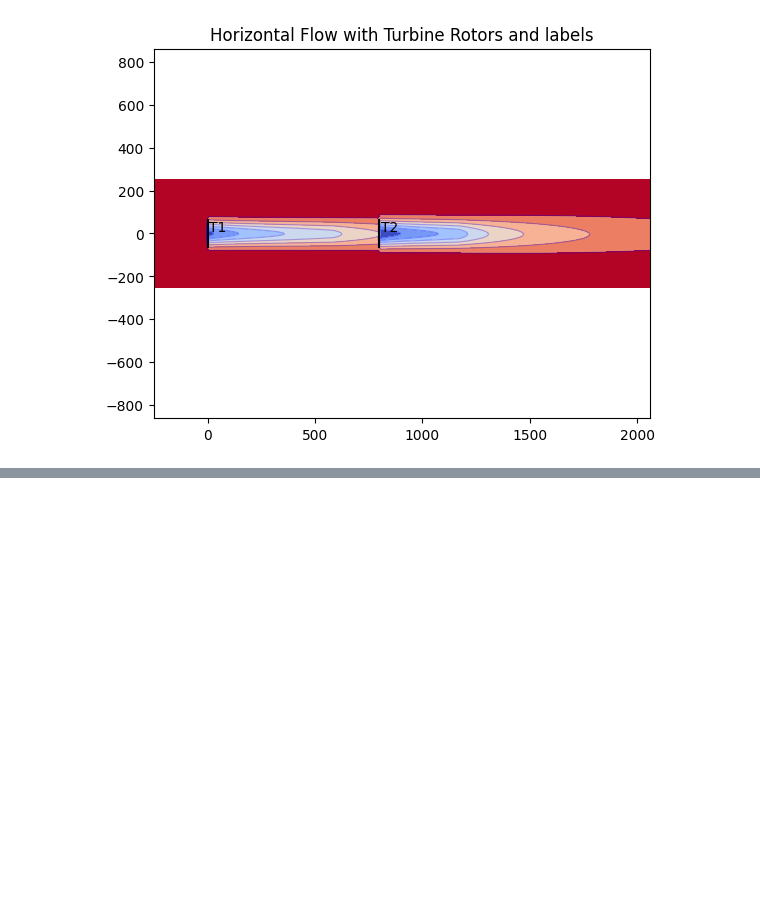
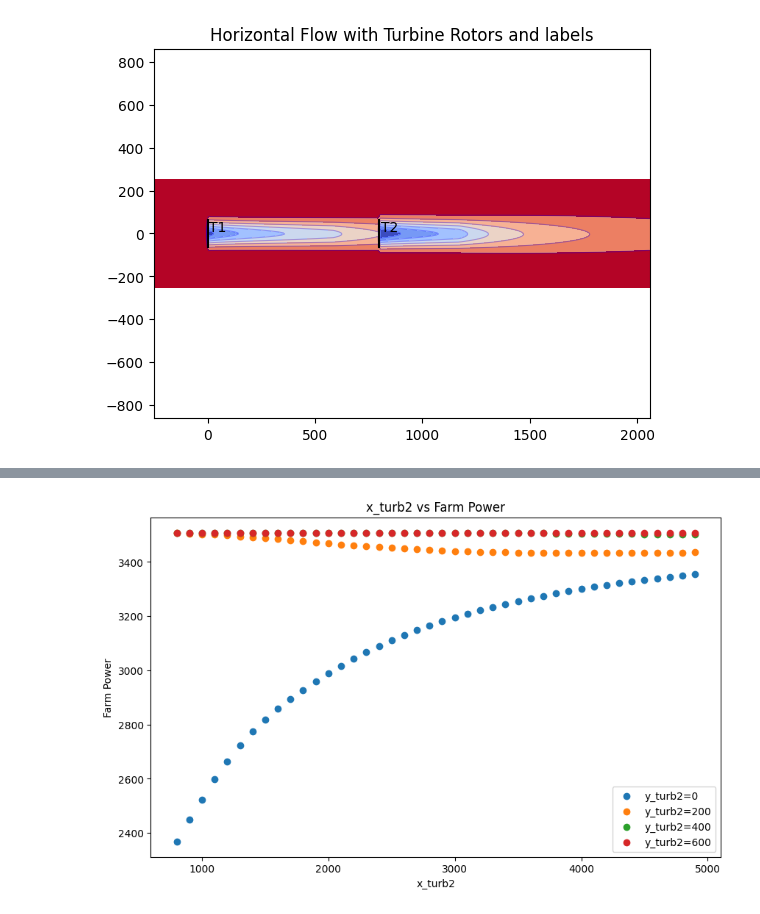
Before and after one commit to schmeti/uc3m_TFM_wind_farm_optimization_codebase, a Jupyter notebook: Windfarm_power_modelling/modelling_two_turbines.ipynb, the cells around one changed output, grey strips where cells are left out. Drawn from its saved outputs; the diff is of its cells as text; code cells hidden in the pictures; blank space fills up the shorter version.

```diff
--- a/Windfarm_power_modelling/modelling_two_turbines.ipynb
+++ b/Windfarm_power_modelling/modelling_two_turbines.ipynb
@@ -112,0 +313,14 @@ plt.scatter(data['x_turb2'], data['farm_power'])
+# %%
+plt.figure(figsize=(10, 6))
+categories = data['y_turb2'].unique()
+for category in categories:
+    subset = data[data['y_turb2'] == category]
+    plt.scatter(subset['x_turb2'], subset['farm_power'], label=f'y_turb2={category}')
+
+plt.xlabel('x_turb2')
+plt.ylabel('Farm Power')
+plt.title('x_turb2 vs Farm Power')
+plt.legend()
+plt.show()
+# %% [output]
+[figure, added]
```
Also changed, not shown: parts of 15 cells of this notebook, 5 other files.
